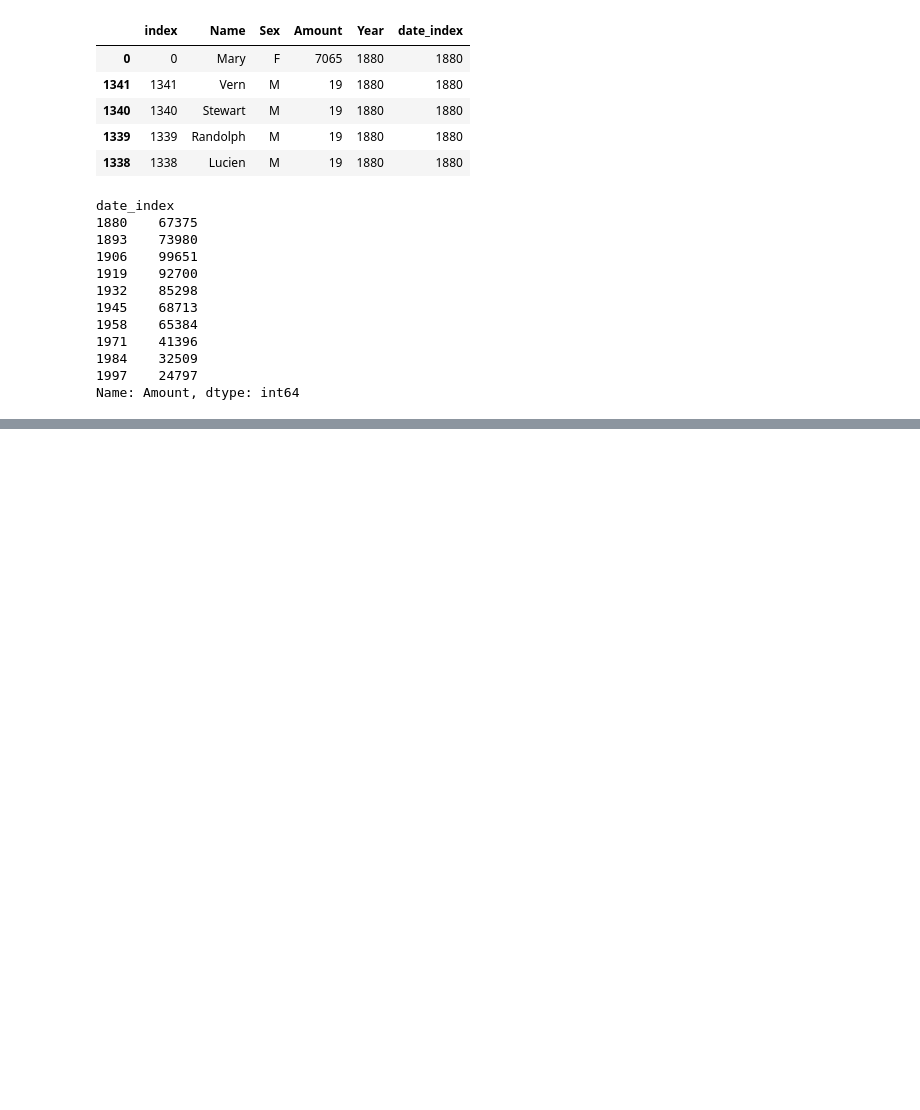
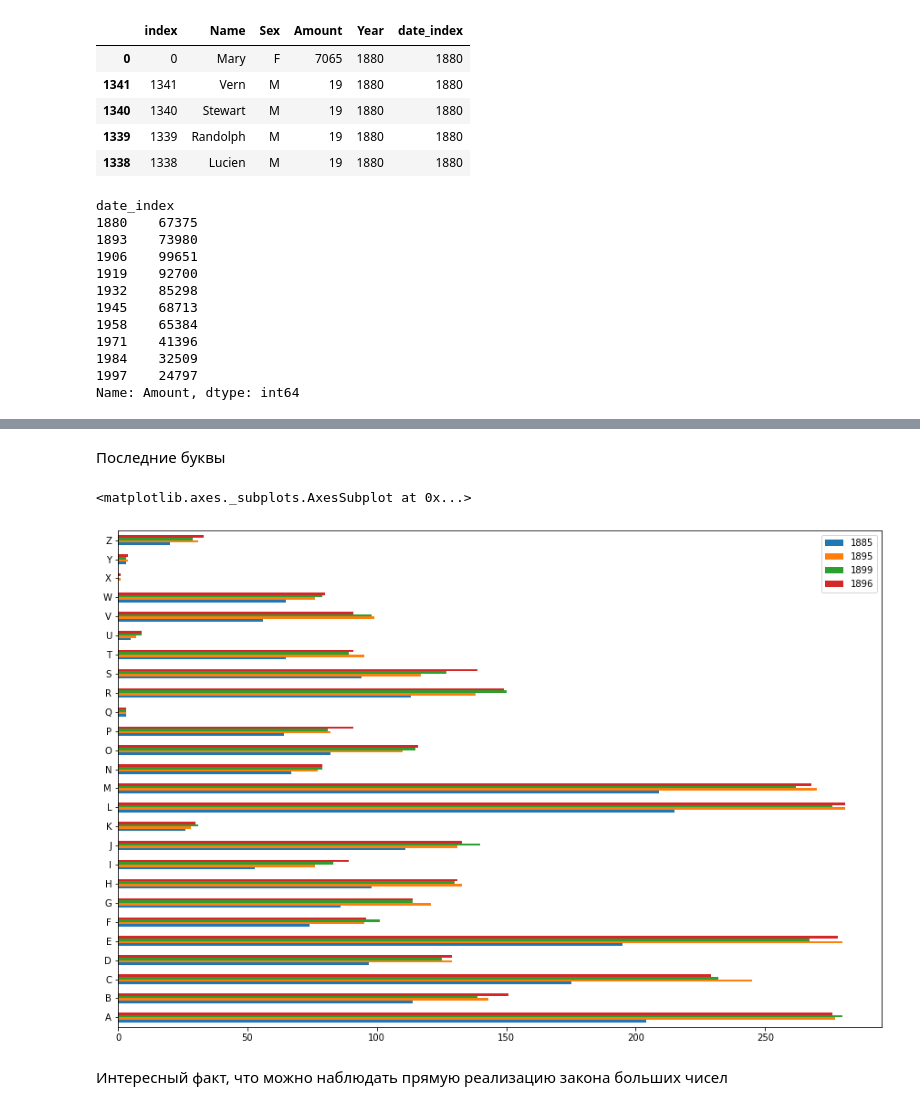
Before and after one commit to Clareety/otus_data_science, a Jupyter notebook: Debug 2 HW Dikov .ipynb, the cells around one changed output, grey strips where cells are left out. Cells and saved outputs as stored; diff of their text form; code cells hidden in the pictures; blank space fills up the shorter version.

```diff
--- a/Debug 2 HW Dikov .ipynb
+++ b/Debug 2 HW Dikov .ipynb
@@ -148,0 +147,2 @@ group_10_new
+# %%
+year = dfc.Year.unique()
@@ -148,0 +222,33 @@ group_10_new
+# %% [markdown]
+Последние буквы
+# %%
+ma_fd = dfc[dfc['Year'] == i]
+ma_humps=list(ma_fd['Name'])
+letter = []
+for k in ma_humps:
+    cv = k[-1]
+    letter.append(cv)
+c = Counter(letter)
+c = dict(c)
+c = pd.DataFrame([c],index = [i])
+c.reset_index(inplace=True)
+year_4 = ['1885','1895','1899','1896']
+dsa = {}
+for i in year_4:
+    ma_fd = dfc[dfc['Year'] == i]
+    ma_humps=list(ma_fd['Name'])
+    letter = []
+    for k in ma_humps:
+        cv = k[0]
+        letter.append(cv)
+    c = Counter(letter)
+    c = dict(c)
+    c = pd.DataFrame([c],index = [i])
+    dsa.update({i:c})
+count_data = dsa['1885'].append(dsa['1895']).append(dsa['1899']).append(dsa['1896']).T
+count_data.plot(kind='barh',figsize=(15,10))
+# %% [output]
+<matplotlib.axes._subplots.AxesSubplot at 0x...>
+[figure, added]
+# %% [markdown]
+Интересный факт, что можно наблюдать прямую реализацию закона больших чисел
```
Also changed, not shown: parts of 30 cells of this notebook.
